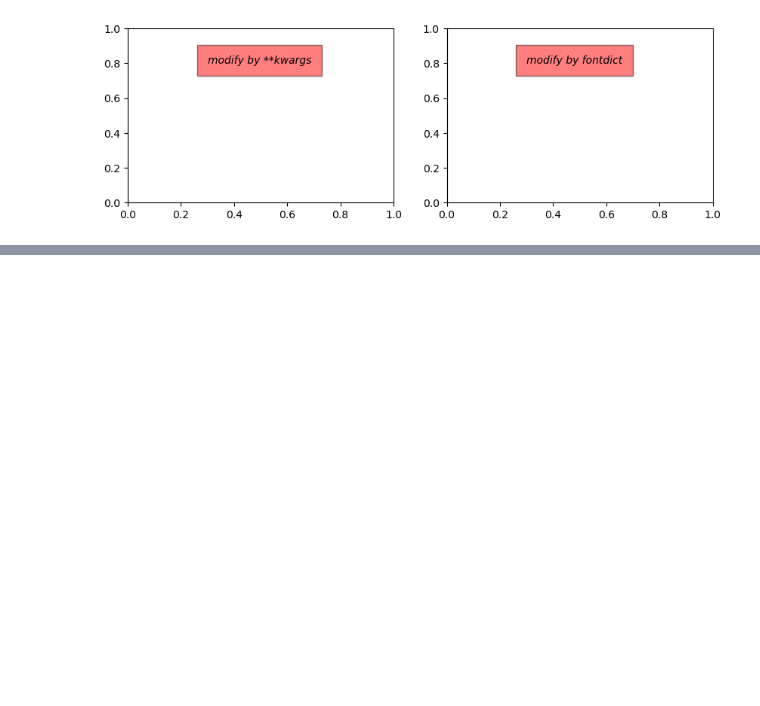
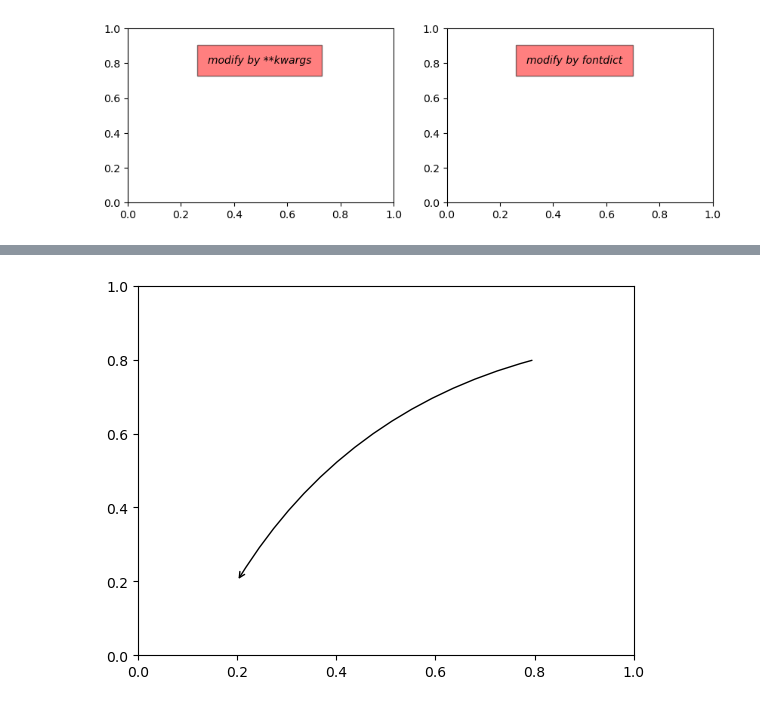
Before and after one commit to GGuo888/fantastic-matplotlib, a Jupyter notebook: practice/day04.ipynb, the cells around one changed output, grey strips where cells are left out. Cells and saved outputs as stored; diff of their text form; code cells hidden in the pictures; blank space fills up the shorter version.

```diff
--- a/practice/day04.ipynb
+++ b/practice/day04.ipynb
@@ -69,0 +115,10 @@ axes[1].text(0.3, 0.8, 'modify by fontdict', fontdict=font);
+# %%
+fig = plt.figure()
+ax = fig.add_subplot()
+ax.annotate("",
+            xy=(0.2, 0.2), xycoords='data',
+            xytext=(0.8, 0.8), textcoords='data',
+            arrowprops=dict(arrowstyle="->", connectionstyle="arc3,rad=0.2")
+            );
+# %% [output]
+[figure, added]
```
Also changed, not shown: parts of 11 cells of this notebook.
